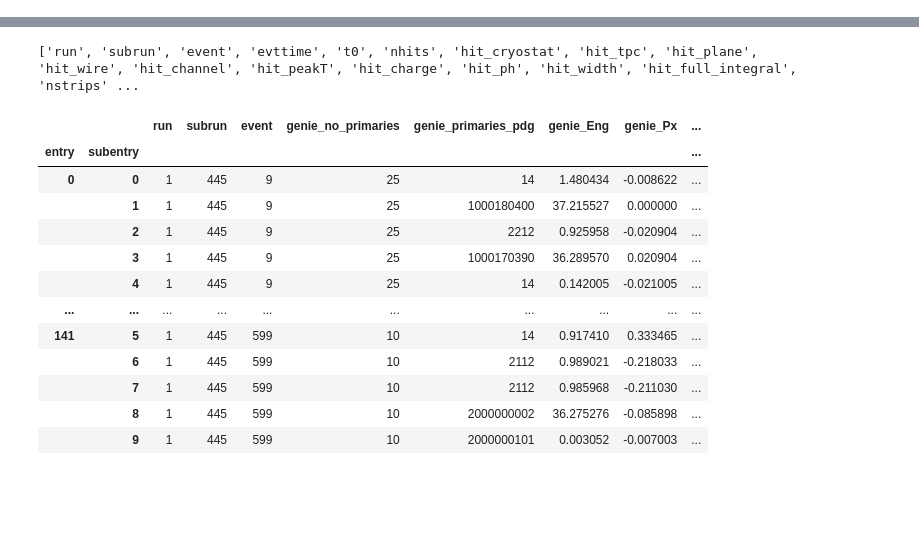
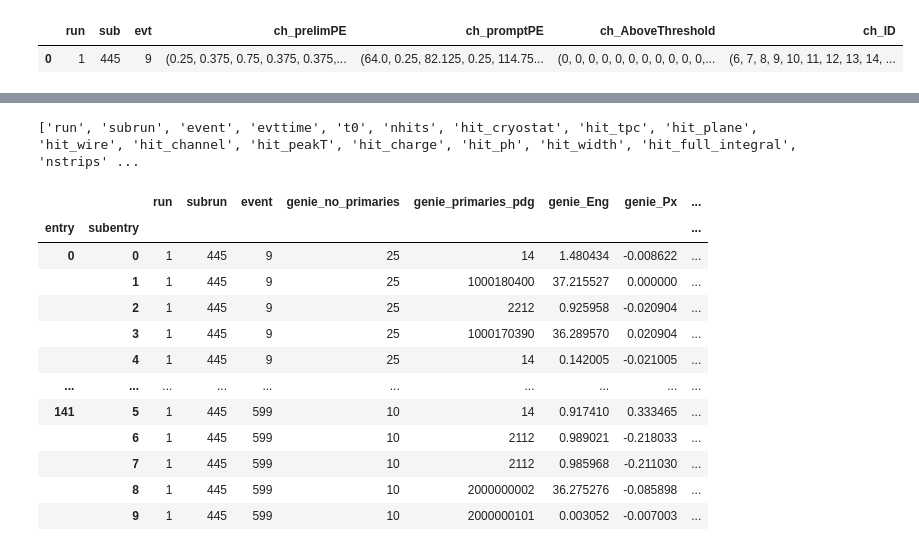
Before and after one commit to bear-is-asleep/PAD2, a Jupyter notebook: testing.ipynb, the cells around one changed output, grey strips where cells are left out. Saved outputs shown, nothing was run; the diff lists cells and outputs as text; code cells hidden in the pictures; blank space fills up the shorter version.

```diff
--- a/testing.ipynb
+++ b/testing.ipynb
@@ -38,0 +124,5 @@ tree.keys()
+# %%
+df
+# %% [output]
+|  | run | sub | evt | ch_prelimPE | ch_promptPE | ch_AboveThreshold | ch_ID |
+| 0 | 1 | 445 | 9 | (0.25, 0.375, 0.75, 0.375, 0.375,... | (64.0, 0.25, 82.125, 0.25, 114.75... | (0, 0, 0, 0, 0, 0, 0, 0, 0, 0, 0,... | (6, 7, 8, 9, 10, 11, 12, 13, 14, ... |
```
Also changed, not shown: parts of 15 cells of this notebook, 8 other files.
